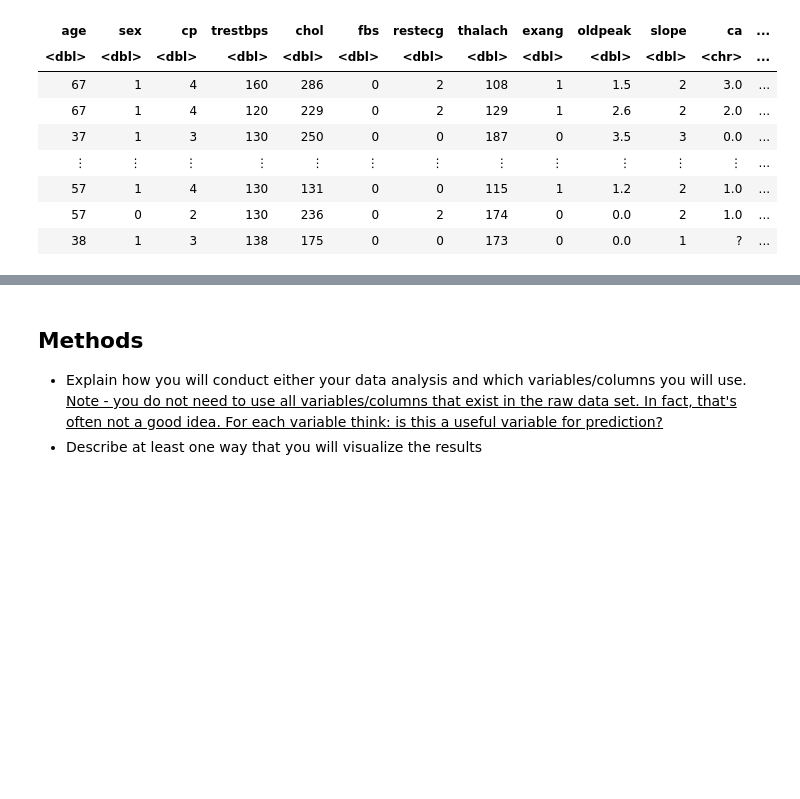
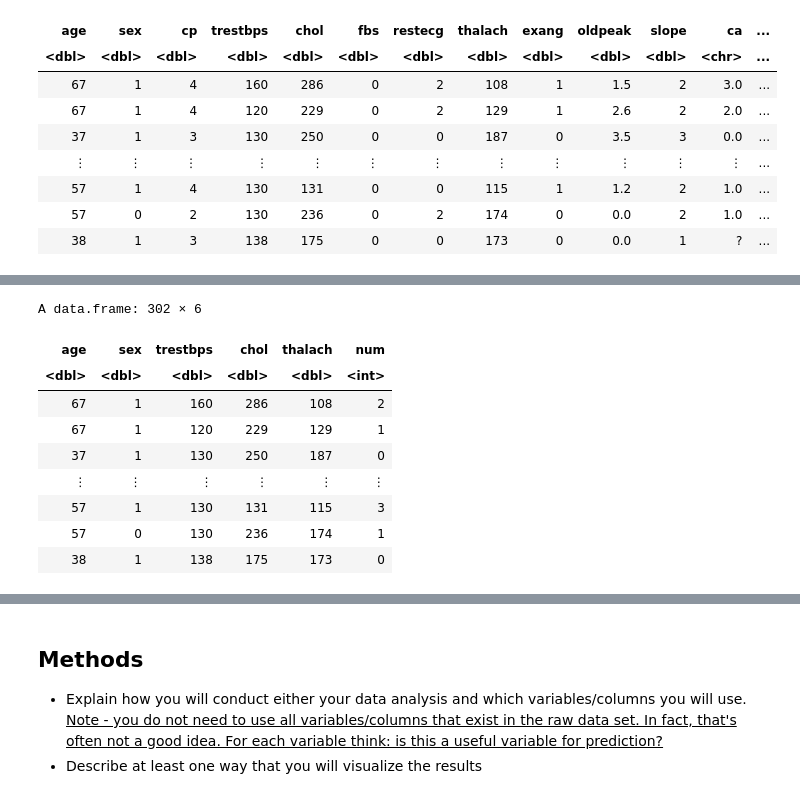
Before and after one commit to xiangxichen11/DSCI-100-project-group-29, a Jupyter notebook: group_proposal.ipynb, the cells around one changed output, grey strips where cells are left out. Cells and saved outputs as stored; diff of their text form; code cells hidden in the pictures; blank space fills up the shorter version.

```diff
--- a/group_proposal.ipynb
+++ b/group_proposal.ipynb
@@ -34,0 +39,16 @@ A data.frame: 302 × 14
+# %%
+cleve_data <- cleve_data |>
+                select(age, sex, trestbps, chol, thalach, num)
+
+cleve_data
+# %% [output]
+A data.frame: 302 × 6
+| age | sex | trestbps | chol | thalach | num |
+| <dbl> | <dbl> | <dbl> | <dbl> | <dbl> | <int> |
+| 67 | 1 | 160 | 286 | 108 | 2 |
+| 67 | 1 | 120 | 229 | 129 | 1 |
+| 37 | 1 | 130 | 250 | 187 | 0 |
+| ⋮ | ⋮ | ⋮ | ⋮ | ⋮ | ⋮ |
+| 57 | 1 | 130 | 131 | 115 | 3 |
+| 57 | 0 | 130 | 236 | 174 | 1 |
+| 38 | 1 | 138 | 175 | 173 | 0 |
```
Also changed, not shown: parts of 8 cells of this notebook.
